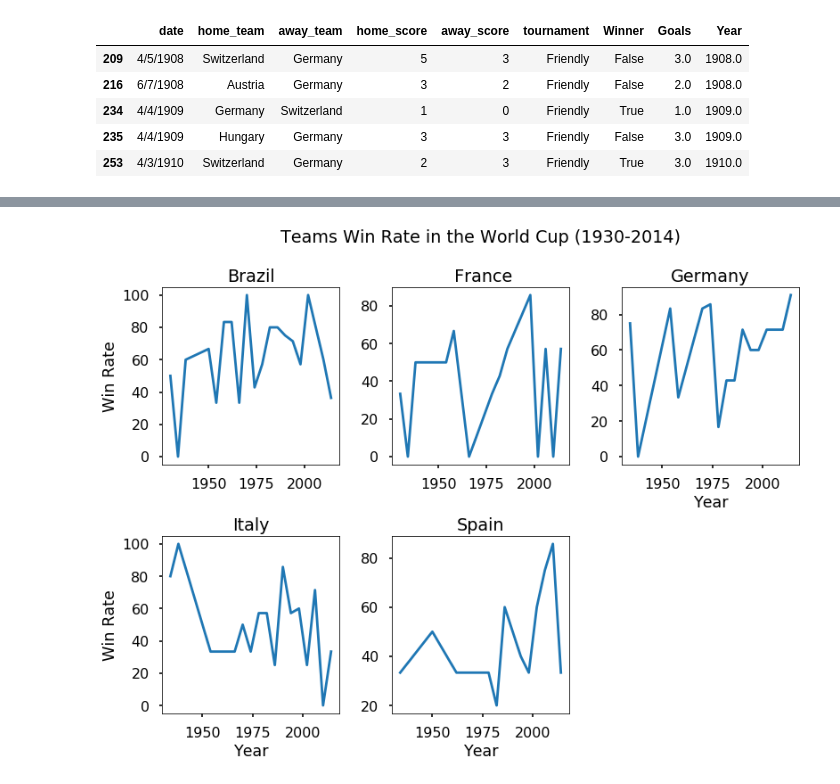
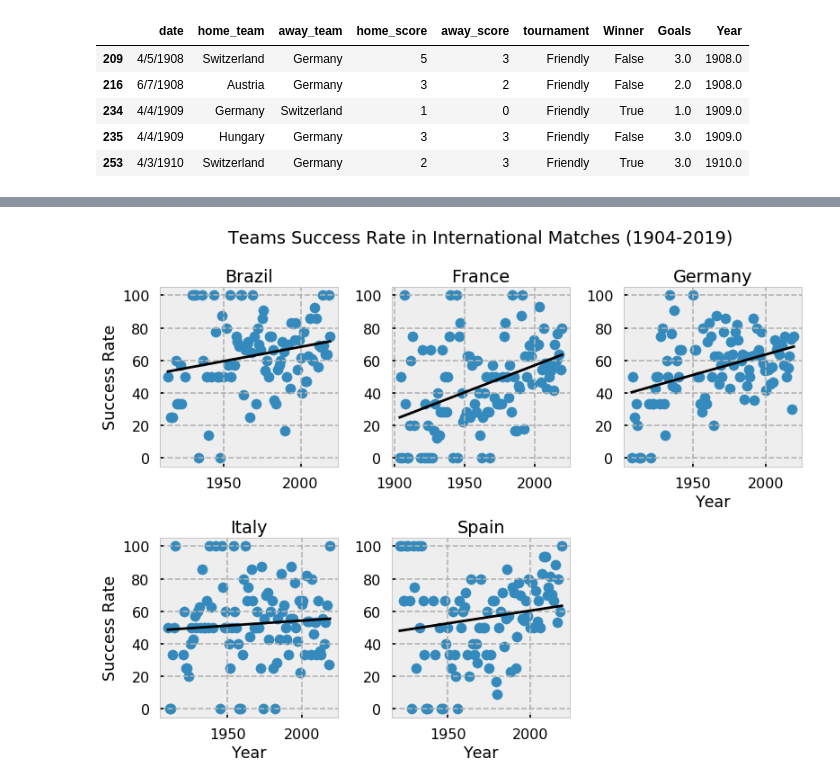
Before and after one commit to Yazeedz91/FIFA-World-Cup-Analysis, a Jupyter notebook: FIFA World Cup - Champion's Curse Analysis.ipynb, the cells around one changed output, grey strips where cells are left out. Saved outputs shown, nothing was run; the diff lists cells and outputs as text; code cells hidden in the pictures.

```diff
--- a/FIFA World Cup - Champion's Curse Analysis.ipynb
+++ b/FIFA World Cup - Champion's Curse Analysis.ipynb
@@ -23,10 +25,9 @@
 import pandas as pd
 import numpy as np
 import matplotlib.pyplot as plt
-import matplotlib as mpl
 import seaborn as sns
 from scipy import stats
-mpl.style.use('seaborn-poster')
+plt.style.use('seaborn-poster')
 
 world_cup = pd.read_csv("WorldCupMatches.csv")
 intl_matches = pd.read_csv("results.csv")
@@ -262,12 +268,12 @@ ITA_intl.head()
 # %%
 # Now to create DataFrames for each team's performance every year and every World Cup
-columns = ['Year', 'Team', 'Win Rate', 'Total Goals']
+columns = ['Year', 'Team', 'Success Rate', 'Total Goals']
 
-# function to add information (Total Goals and Win Rate) to the team's overall dataset in World Cup championships
+# function to add information (Total Goals and Success Rate) to the team's overall dataset in World Cup championships
 def getData(data, og_data, team):
     for i, row in og_data.iterrows():
         data.loc[i, 'Year'] = row['Year']
-        data.loc[i, 'Win Rate'] = (len(og_data[(og_data['Year'] == row['Year']) & (og_data['Winner'])]) / len(og_data[og_data['Year'] == row['Year']])) * 100
+        data.loc[i, 'Success Rate'] = (len(og_data[(og_data['Year'] == row['Year']) & (og_data['Winner'])]) / len(og_data[og_data['Year'] == row['Year']])) * 100
         data.loc[i, 'Total Goals'] = og_data[og_data['Year'] == row['Year']]['Goals'].sum()
         data['Team'] = team
 
@@ -281,7 +287,7 @@ BRA_wc_wr = pd.DataFrame(columns=columns)
 ESP_wc_wr = pd.DataFrame(columns=columns)
 ITA_wc_wr = pd.DataFrame(columns=columns)
 
-# adding win rate and goals information to World Cup datasets
+# adding success rate and goals information to World Cup datasets
 getData(GER_wc_wr, GER_wc, 'Germany')
 getData(FRA_wc_wr, FRA_wc, 'France')
 getData(BRA_wc_wr, BRA_wc, 'Brazil')
@@ -392,26 +443,26 @@ Missing data:
 # %%
-#############################
-#####  World Cup plots  #####
-##### Win Rate vs. Year #####
-#############################
+#########################################
+#####  International Matches plots  #####
+#####    Success Rate vs. Year      #####
+#########################################
 
-wc_fig = plt.figure(1)
 i = 231
-
 for team in np.unique(wc['Team'].values):
-    data = wc[wc['Team'] == team]
     plt.subplot(i)
-    plt.plot(data['Year'], data['Win Rate'], label=team)
+    data = intl[intl['Team'] == team]
+    plt.scatter(data['Year'], data['Success Rate'], label=team)
     plt.title(team)
+    slope, intercept, r_value, p_value, std_err = stats.linregress(data['Year'], data['Success Rate'])
+    plt.plot(data['Year'], intercept + slope * data['Year'], 'black')
     if(i == 232):
-        plt.title("Teams Win Rate in the World Cup (1930-2014)\n\n France")
+        plt.title("Teams Success Rate in International Matches (1904-2019)\n\n" + team)
     if(i == 231 or i == 234):
-        plt.ylabel("Win Rate")
+        plt.ylabel("Success Rate")
     if(i == 233 or i == 234 or i == 235):
         plt.xlabel("Year")
     i += 1
 
 plt.subplots_adjust(hspace=0.4, wspace=0.3)
 plt.show()
 # %% [output]
-[figure, old version]
+[figure, new version]
```
Also changed, not shown: parts of 22 cells of this notebook.
